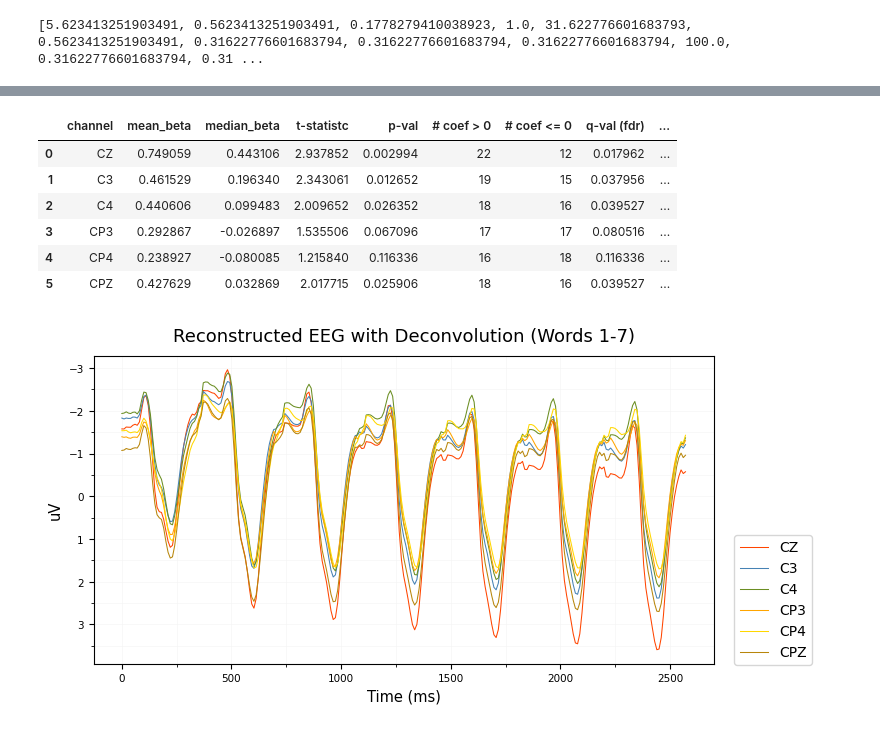
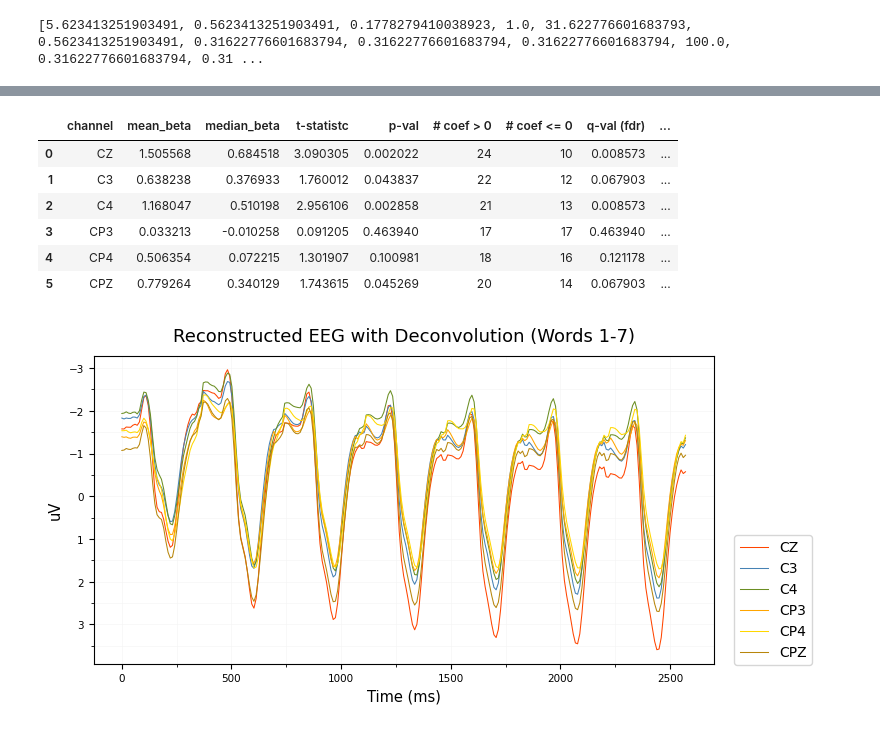
Before and after one commit to amandalin047/Updating_rERP_2023, a Jupyter notebook: deconvolution/deconv_v3.ipynb, the cells around one changed output, grey strips where cells are left out. Saved outputs shown, nothing was run; the diff lists cells and outputs as text; code cells hidden in the pictures.

```diff
--- a/deconvolution/deconv_v3.ipynb
+++ b/deconvolution/deconv_v3.ipynb
@@ -373,6 +373,13 @@ def refit(subj_data: np.ndarray, *,
           alpha_range: np.ndarray,
           n_splits: int=5, ridge_tol: float=1e-4, solver: str="auto", max_iter: int|None=None,
           subj_data_mean: np.ndarray | None=None):
+    """X_tune: n_columns = n_trials * n_time_samples_per_trial (vertically-stacked repeated block designed)
+       X_refit: n_columns = n_time_samples_per_trial (one block of X_tune)"""
+    # in standard OLS, fitting a vertically-stacked repeated block designed is equivalent to fitting one block of the design
+    # to the block mean of the response vector
+    # in Ridge, the equivalnece holds when alpha is divided by the number of blocks
+    # (if not divided, the block-mean version will get over-regularized due to alpha being too large)
+
     RefitResults = namedtuple("RefitResults", ["coef", "pred", "r2", "solver", "n_iter"])
 
     if subj_data_mean is None:
@@ -385,7 +392,7 @@ def refit(subj_data: np.ndarray, *,
                             solver=solver,
                             max_iter=max_iter,
                             score_on_mean=False)
-    ridge = Ridge(alpha=cv_results.best_alpha/subj_data.shape[0],
+    ridge = Ridge(alpha=cv_results.best_alpha/subj_data.shape[0], # scale best alpha by trial count
                   fit_intercept=False,
                   tol=ridge_tol,
                   solver=solver,
@@ -765,0 +753,19 @@ Black dots are p < 0.05 (t-test, FDR corrected).
+# %%
+p200_coefs = get_time_window_coefs(subj_refit,
+                                   n_predictors=2,
+                                   intercept_index=0,
+                                   beta_index=1,
+                                   time_window=(0.15, 0.3),
+                                   sfreq=100.0,
+                                   sig_thresh=0.05)
+
+n400_coefs = get_time_window_coefs(subj_refit,
+                                   n_predictors=2,
+                                   intercept_index=0,
+                                   beta_index=1,
+                                   time_window=(0.25, 0.5),
+                                   sfreq=100.0,
+                                   sig_thresh=0.05)
+
+print(p200_coefs.beta_window.shape)
+print(n400_coefs.beta_window.shape)
@@ -766,30 +856,30 @@ Black dots are p < 0.05 (t-test, FDR corrected).
 # %%
-beta_n400_mean = np.mean(beta_n400, axis=-1)  # average over time window (last axis)
+beta_n400_mean = np.mean(n400_coefs.beta_window, axis=-1)  # average over time window (last axis)
 rows, p_vals = [], []
 for j, ch in enumerate(ch_roi):
     vals = beta_n400_mean[:, j]
     res = ttest_1samp(vals, 0.0, alternative="greater")
     rows.append({"channel": ch,
                  "mean_beta": vals.mean(),
                  "median_beta": np.median(vals),
                  "t-statistc": res.statistic,
                  "p-val": res.pvalue,
                  "# coef > 0": np.sum(vals > 0),
                  "# coef <= 0": np.sum(vals <= 0),})
     p_vals.append(res.pvalue)
 reject, q_vals = fdrcorrection(p_vals, alpha=0.05)
 beta_summary = pd.DataFrame(rows)
 beta_summary["q-val (fdr)"] = q_vals
 beta_summary["H0 rejected (fdr)"] = reject
 display(beta_summary)
 # %% [output]
 |  | channel | mean_beta | median_beta | t-statistc | p-val | # coef > 0 | # coef <= 0 | q-val (fdr) | ... |
-| 0 | CZ | 0.749059 | 0.443106 | 2.937852 | 0.002994 | 22 | 12 | 0.017962 | ... |
-| 1 | C3 | 0.461529 | 0.196340 | 2.343061 | 0.012652 | 19 | 15 | 0.037956 | ... |
-| 2 | C4 | 0.440606 | 0.099483 | 2.009652 | 0.026352 | 18 | 16 | 0.039527 | ... |
-| 3 | CP3 | 0.292867 | -0.026897 | 1.535506 | 0.067096 | 17 | 17 | 0.080516 | ... |
-| 4 | CP4 | 0.238927 | -0.080085 | 1.215840 | 0.116336 | 16 | 18 | 0.116336 | ... |
-| 5 | CPZ | 0.427629 | 0.032869 | 2.017715 | 0.025906 | 18 | 16 | 0.039527 | ... |
+| 0 | CZ | 1.505568 | 0.684518 | 3.090305 | 0.002022 | 24 | 10 | 0.008573 | ... |
+| 1 | C3 | 0.638238 | 0.376933 | 1.760012 | 0.043837 | 22 | 12 | 0.067903 | ... |
+| 2 | C4 | 1.168047 | 0.510198 | 2.956106 | 0.002858 | 21 | 13 | 0.008573 | ... |
+| 3 | CP3 | 0.033213 | -0.010258 | 0.091205 | 0.463940 | 17 | 17 | 0.463940 | ... |
+| 4 | CP4 | 0.506354 | 0.072215 | 1.301907 | 0.100981 | 18 | 16 | 0.121178 | ... |
+| 5 | CPZ | 0.779264 | 0.340129 | 1.743615 | 0.045269 | 20 | 14 | 0.067903 | ... |
 # %%
 colors = ["orangered", "steelblue", "olivedrab", "orange", "gold", "darkgoldenrod"]
 downsampled_times = np.linspace(0.0, 2570.0, 257)
```
Also changed, not shown: parts of 9 cells of this notebook.
